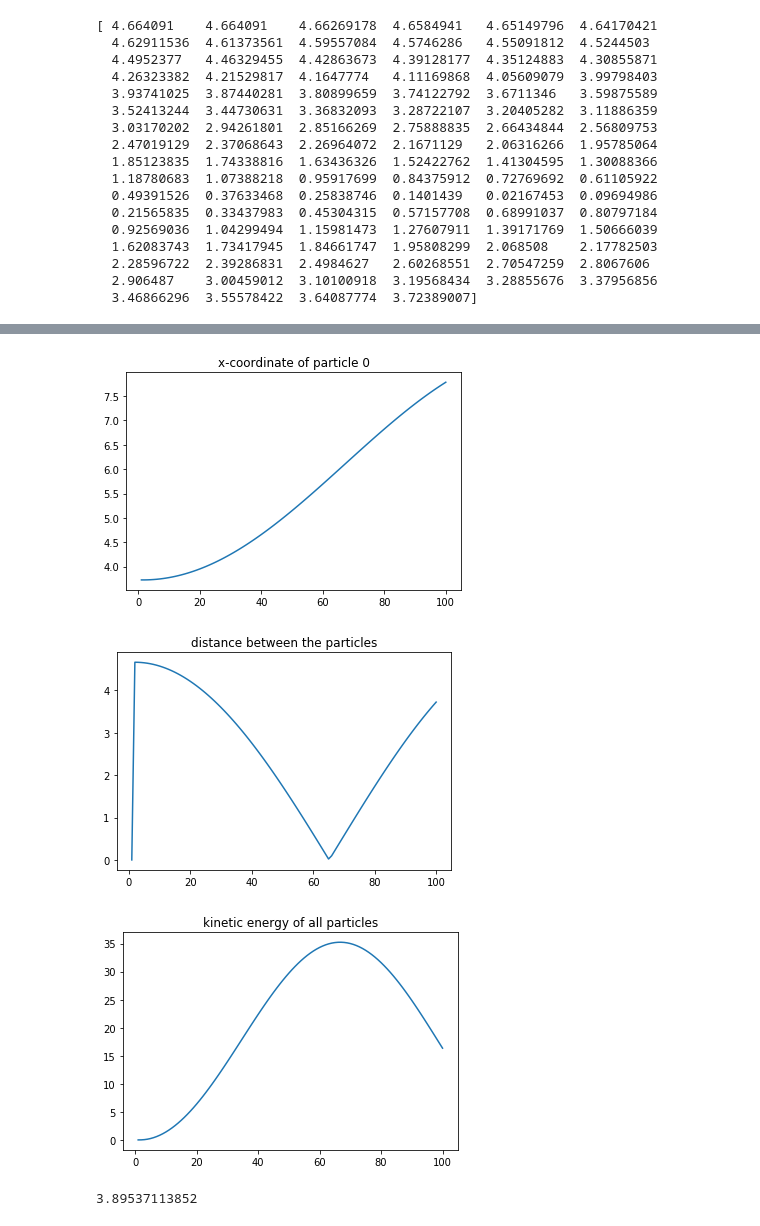
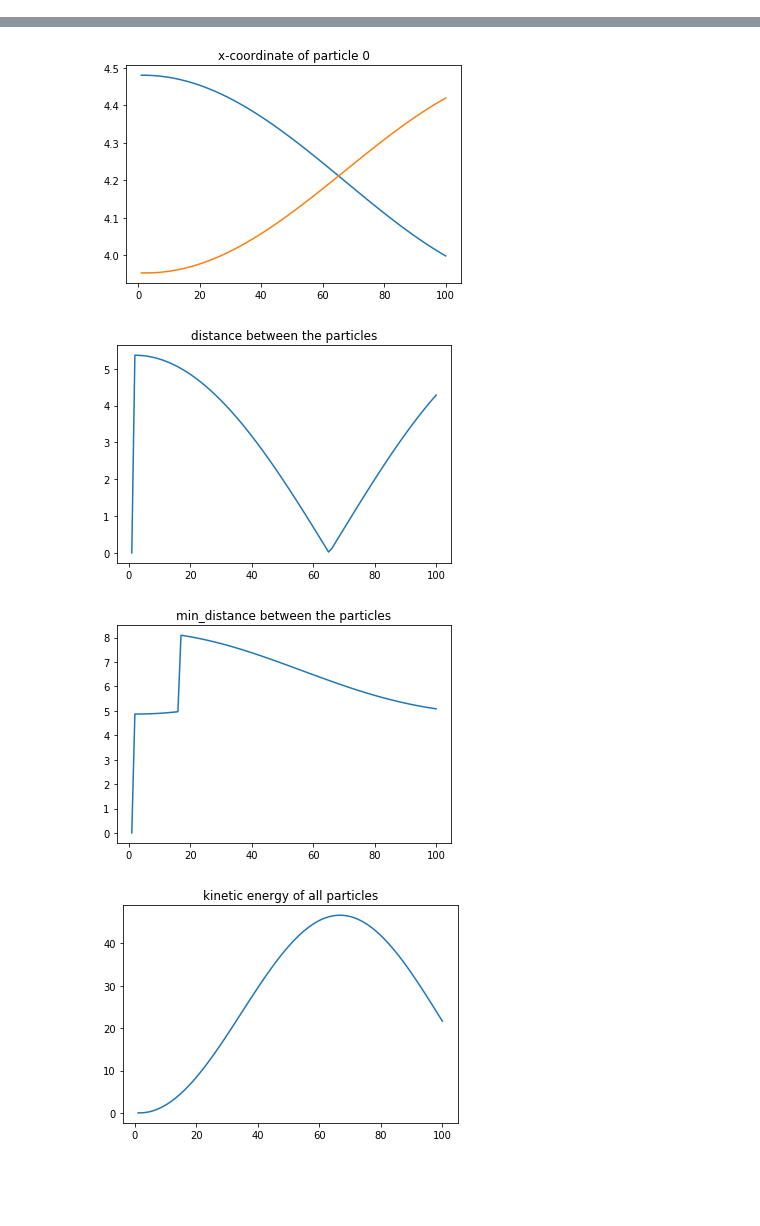
Before and after one commit to vincevdk/molecular-dynamics-simulation, a Jupyter notebook: simulation.ipynb, the cells around one changed output, grey strips where cells are left out. Cells and saved outputs as stored; diff of their text form; code cells hidden in the pictures; blank space fills up the shorter version.

Commit message:
minimum distance calculation added for 2 particles in 3d box

```diff
--- a/simulation.ipynb
+++ b/simulation.ipynb
@@ -6,7 +6,7 @@ import matplotlib.pyplot as plt
 from anim import make_3d_animation
 
 # Physical values are defined globally
-dim = 2
+dim = 3
 L = 10 # length of box
 m = 1 # mass of particles
 
@@ -22,6 +22,7 @@ def build_matrices(n_timesteps, n_particles):
 def initial_state(N_particles, vel,pos):
     #vel[0] = np.random.rand(N_particles, dim) * L
     pos[0] = np.random.rand(N_particles, dim) * L
+
     return(vel,pos)
 
 def calculate_time_evolution(Nt, N_particle, vel, pos, dis, F):
@@ -31,9 +32,14 @@ def calculate_time_evolution(Nt, N_particle, vel, pos, dis, F):
     #if dis[0] > L/2:
 
     # min_dis is the minimum distance between particle 0 and particle 1 in a periodic box
-    # n is the matrix which translates the particle to the surrounding boxes.
-    min_dis = np.zeros([Nt])
-    n = np.array([[0, 0], [1, 0], [0,1], [1,1], [-1, 0], [0, -1], [-1, -1], [1, -1], [-1, 1]])*L
+    min_dis = np.zeros(Nt)
+
+    # xj, yj and zj are the coordinates of the particle which is the closest to particle 0.
+    xj = np.zeros(Nt)
+    yj = np.zeros(Nt)
+    zj = np.zeros(Nt)
+    rj = np.zeros([Nt,dim])
+
 
     direction = np.zeros((N_particle, dim))
     direction[0,:] = - (pos[0,0,:] - pos[0,1,:])
@@ -66,12 +72,15 @@ def calculate_time_evolution(Nt, N_particle, vel, pos, dis, F):
         dis[v] = (sum((pos[v,0,:] - pos[v,1,:])**2))**0.5
 
         # minimum distance between particle 0 and the 9 surrounding particles defined by particle 1.
-        min_dis[0] = np.min(np.sum((pos[0,0,:]-pos[0,1,:]+n)**2, axis=1)**0.5)
-        min_dis[v] = np.min(np.sum((pos[v,0,:]-pos[v,1,:]+n)**2, axis=1)**0.5)
+        # xj, yj, zj give the coordinates of the particle which is closest to particle 0.
+        xj[v] = (pos[v,0,0] - pos[v,1,0] + L/2) % L - L/2
+        yj[v] = (pos[v,0,1] - pos[v,1,1] + L/2) % L - L/2
+        zj[v] = (pos[v,0,2] - pos[v,1,2] + L/2) % L - L/2
+        rj = np.transpose(np.array([xj, yj, zj]))
 
-    print(min_dis)
+        min_dis[v] = (np.sum((pos[v,0,:]-rj[v,:])**2))**0.5
 
-    return(vel,pos,dis)
+    return(vel,pos,dis, min_dis)
 
 
 def calculate_kinetic_energy(n_timesteps, vel):
@@ -82,72 +91,41 @@ def calculate_kinetic_energy(n_timesteps, vel):
     return(kinetic_energy)
 
 
 if __name__ == "__main__":
     N_particle = 2
     Nt = 100 # number of timesteps
     time = np.linspace(1,Nt,Nt)
 
     vel,pos,F,dis = build_matrices(Nt, N_particle)
     vel,pos = initial_state(N_particle,vel,pos)
-    vel,pos,dis = calculate_time_evolution(Nt, N_particle, vel, pos, dis,F)
+    vel,pos,dis,min_dis = calculate_time_evolution(Nt, N_particle, vel, pos, dis,F)
     kin_energy = calculate_kinetic_energy(Nt,vel)
 
     anim = make_3d_animation(L, pos, delay=30, rotate_on_play=0)
 
     plt.figure()
     # plots the x-cordinate of particle 0
-    plt.plot(time,pos[:,0,0])
+    plt.plot(time,pos[:,:,0])
     plt.title('x-coordinate of particle 0')
 
     # plots the distance between the particles
     plt.figure()
     plt.plot(time,dis)
     plt.title('distance between the particles')
 
+    # plots the min_distance between the particles
+    plt.figure()
+    plt.plot(time,min_dis)
+    plt.title('min_distance between the particles')
+
 
     plt.figure()
     plt.plot(time,kin_energy)
     plt.title('kinetic energy of all particles')
     plt.show()
 # %% [output]
-[ 4.664091    4.664091    4.66269178  4.6584941   4.65149796  4.64170421
-  4.62911536  4.61373561  4.59557084  4.5746286   4.55091812  4.5244503
-  4.4952377   4.46329455  4.42863673  4.39128177  4.35124883  4.30855871
-  4.26323382  4.21529817  4.1647774   4.11169868  4.05609079  3.99798403
-  3.93741025  3.87440281  3.80899659  3.74122792  3.6711346   3.59875589
-  3.52413244  3.44730631  3.36832093  3.28722107  3.20405282  3.11886359
-  3.03170202  2.94261801  2.85166269  2.75888835  2.66434844  2.56809753
-  2.47019129  2.37068643  2.26964072  2.1671129   2.06316266  1.95785064
-  1.85123835  1.74338816  1.63436326  1.52422762  1.41304595  1.30088366
-  1.18780683  1.07388218  0.95917699  0.84375912  0.72769692  0.61105922
-  0.49391526  0.37633468  0.25838746  0.1401439   0.02167453  0.09694986
-  0.21565835  0.33437983  0.45304315  0.57157708  0.68991037  0.80797184
-  0.92569036  1.04299494  1.15981473  1.27607911  1.39171769  1.50666039
-  1.62083743  1.73417945  1.84661747  1.95808299  2.068508    2.17782503
-  2.28596722  2.39286831  2.4984627   2.60268551  2.70547259  2.8067606
-  2.906487    3.00459012  3.10100918  3.19568434  3.28855676  3.37956856
-  3.46866296  3.55578422  3.64087774  3.72389007]
 [figure]
-[figure, old version]
+[figure, new version]
-[figure, old version]
+[figure, new version]
-[figure, old version]
+[figure, new version]
+[figure, added]
-# %%
-def function(n,pos):
-
-    for i in range(0,9):
-        min_dis = (sum(pos[0,0,:]- pos[0,1,:] + n[i,:]))**2
-        print((min_dis))
-    return min_dis
-
-x = np.zeros([9,2])
-n = np.array([[0, 0], [1, 0], [0,1], [1,1], [-1, 0], [0, -1], [-1, -1], [1, -1], [-1, 1]])*L
-x = np.min(np.sum((pos[0,0,:]-pos[0,1,:]+n)**2, axis=1)**0.5)
-
-print(x)
-
-#for i in range(0,9):
-#    x[i,:] = np.sum((pos[0,0,:]- pos[0,1,:] + n[i,:])**2)
-#    print(x)
-#(np.min(x))
-# %% [output]
-3.89537113852
```
Also changed, not shown: parts of 1 cell of this notebook.
